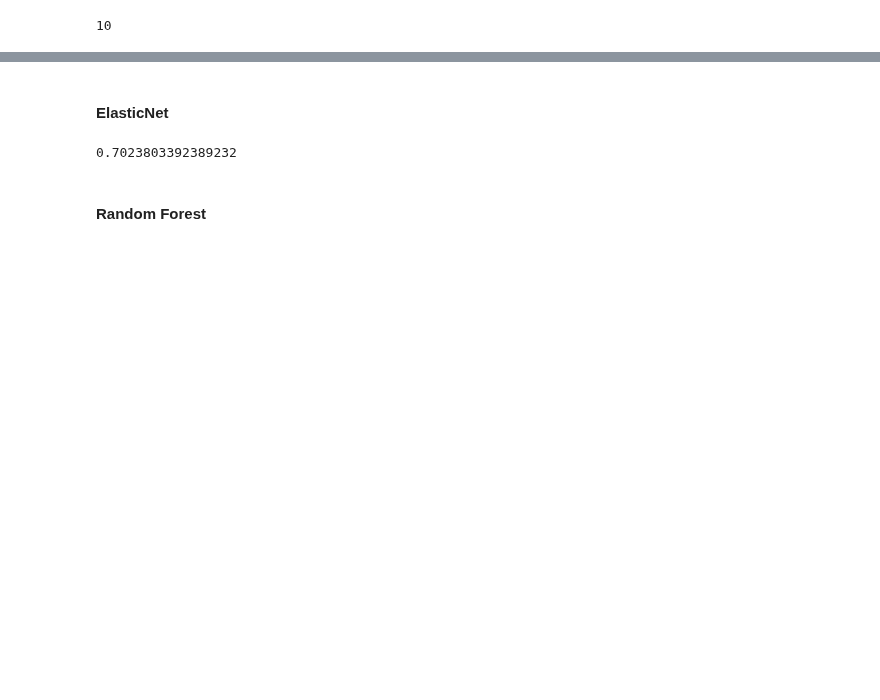
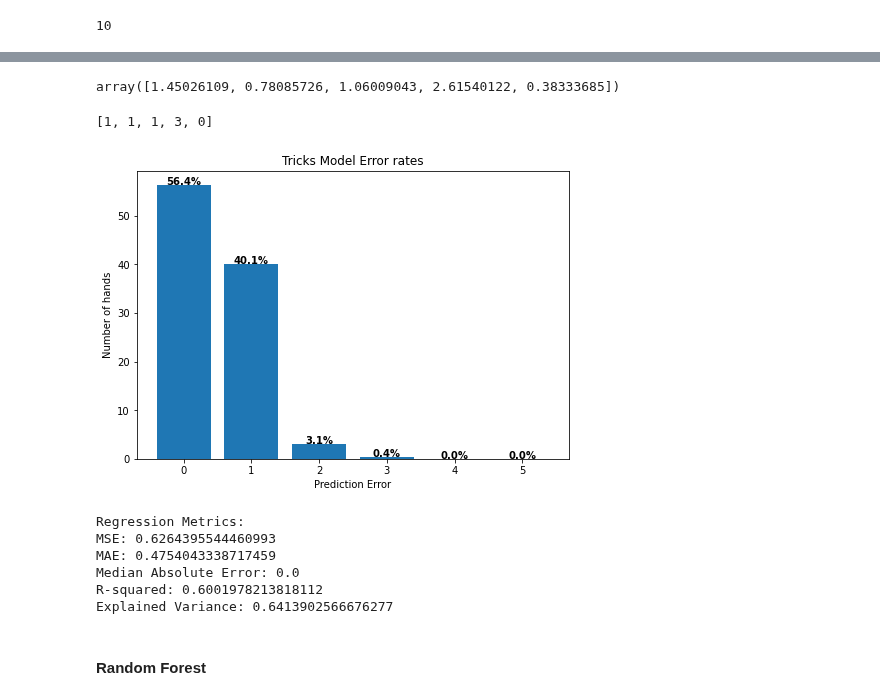
Before and after one commit to jeremypmobley/nonsense, a Jupyter notebook: euchre/notebooks/Euchre_trick_modeling.ipynb, the cells around one changed output, grey strips where cells are left out. Saved outputs shown, nothing was run; the diff lists cells and outputs as text; code cells hidden in the pictures; blank space fills up the shorter version.

```diff
--- a/euchre/notebooks/Euchre_trick_modeling.ipynb
+++ b/euchre/notebooks/Euchre_trick_modeling.ipynb
@@ -255,5 +425,25 @@ array([ 1.51421319,  0.74799629,  0.55761191,  0.69523901,  0.63886285,
-# %% [markdown]
-#### ElasticNet
+# %%
+test_preds = lasso.predict(test_df)
+test_preds[0:5]
+# %% [output]
+array([1.45026109, 0.78085726, 1.06009043, 2.61540122, 0.38333685])
+# %%
+test_preds_rounded = [round(pred) for pred in test_preds]
+test_preds_rounded[0:5]
+# %% [output]
+[1, 1, 1, 3, 0]
+# %%
+plot_trick_error_rates(targets_list = test_targets_df,
+                       preds_list=test_preds_rounded)
+# %% [output]
+[figure, added]
 # %%
-from sklearn.linear_model import ElasticNet
+print_pred_eval_kpis(y_true=test_targets_df, y_pred=test_preds)
+# %% [output]
+Regression Metrics:
+MSE: 0.6264395544460993
+MAE: 0.4754043338717459
+Median Absolute Error: 0.0
+R-squared: 0.6001978213818112
+Explained Variance: 0.6413902566676277
 # %%
@@ -261,7 +454,3 @@ elastic_net = ElasticNet(alpha=0.01, l1_ratio=0.01).fit(train_df, train_targets_
-# %%
-elastic_net.score(test_df, test_targets_df)
-# %% [output]
-0.7023803392389232
 # %% [markdown]
 #### Random Forest
 # %%
```
Also changed, not shown: parts of 86 cells of this notebook, 7 other files.
